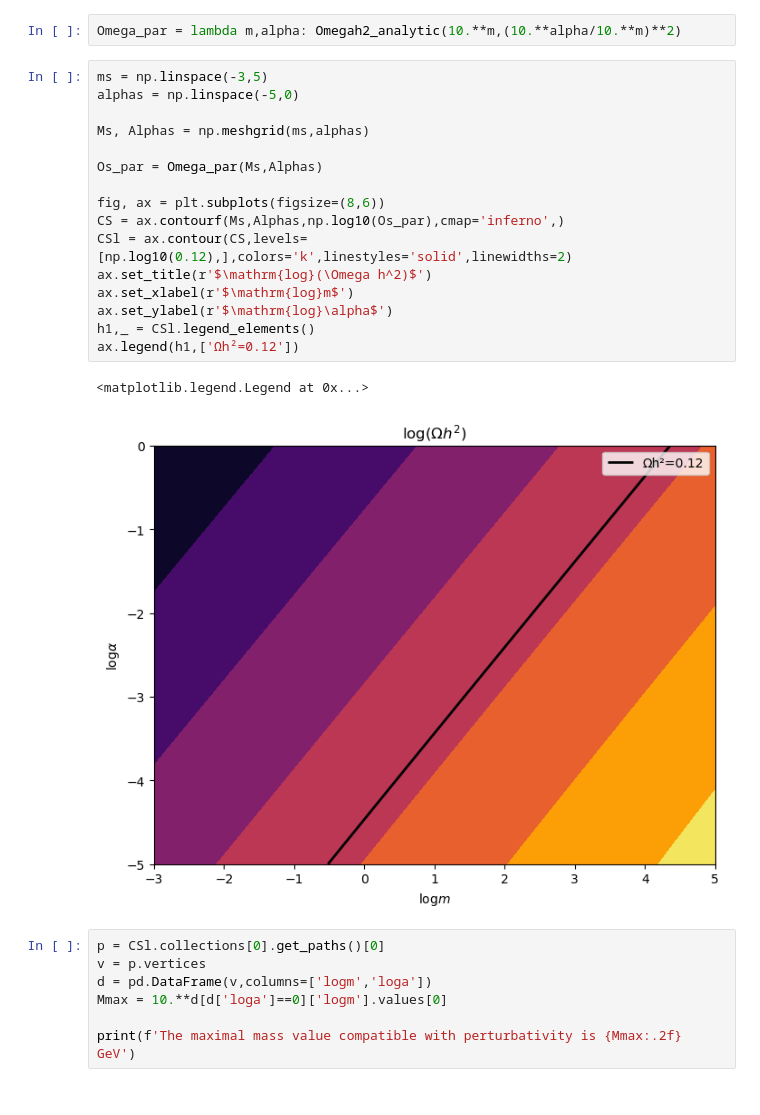
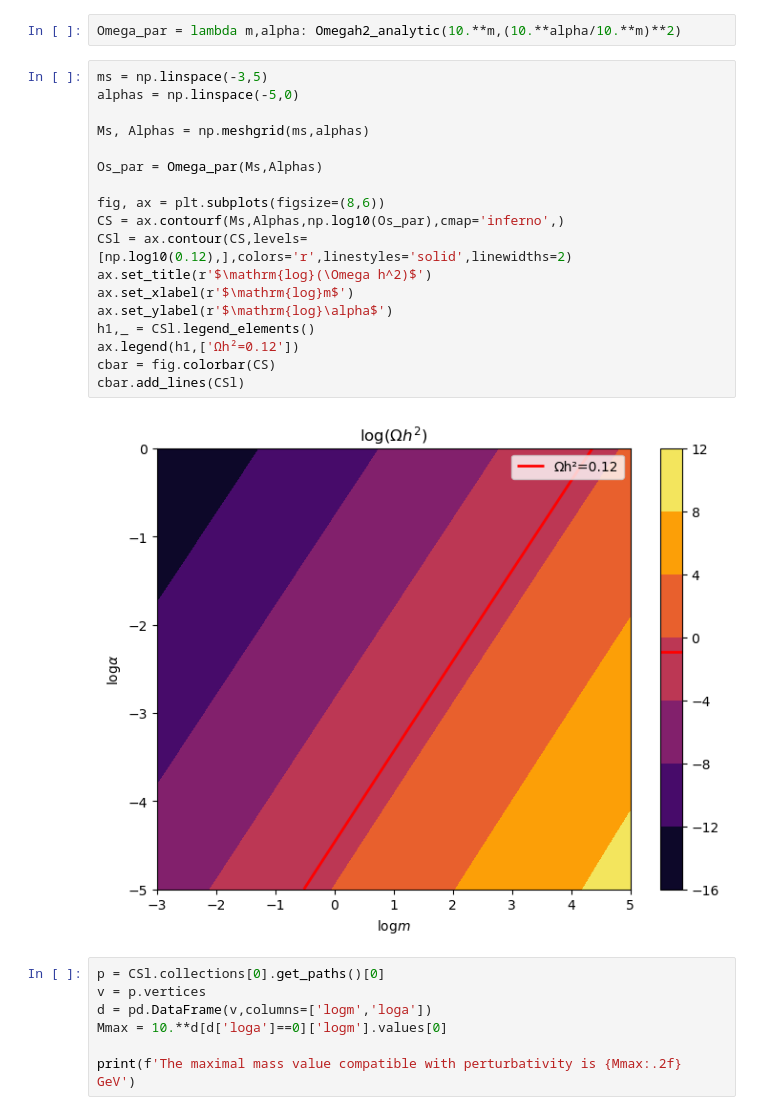
Before and after one commit to SantiagoJulioD/Trabajo_de_grado, a Jupyter notebook: Relic_density/relic_density.ipynb, the cells around one changed output. Drawn from its saved outputs; the diff is of its cells as text.

```diff
--- a/Relic_density/relic_density.ipynb
+++ b/Relic_density/relic_density.ipynb
@@ -485,22 +486,23 @@ Omega_par = lambda m,alpha: Omegah2_analytic(10.**m,(10.**alpha/10.**m)**2)
 # %%
 ms = np.linspace(-3,5)
 alphas = np.linspace(-5,0)
 
 Ms, Alphas = np.meshgrid(ms,alphas)
 
 Os_par = Omega_par(Ms,Alphas)
 
 fig, ax = plt.subplots(figsize=(8,6))
 CS = ax.contourf(Ms,Alphas,np.log10(Os_par),cmap='inferno',)
-CSl = ax.contour(CS,levels=[np.log10(0.12),],colors='k',linestyles='solid',linewidths=2)
+CSl = ax.contour(CS,levels=[np.log10(0.12),],colors='r',linestyles='solid',linewidths=2)
 ax.set_title(r'$\mathrm{log}(\Omega h^2)$')
 ax.set_xlabel(r'$\mathrm{log}m$')
 ax.set_ylabel(r'$\mathrm{log}\alpha$')
 h1,_ = CSl.legend_elements()
 ax.legend(h1,['Ωh²=0.12'])
+cbar = fig.colorbar(CS)
+cbar.add_lines(CSl)
 # %% [output]
-<matplotlib.legend.Legend at 0x...>
-[figure, old version]
+[figure, new version]
 # %%
 p = CSl.collections[0].get_paths()[0]
 v = p.vertices
```
Also changed, not shown: parts of 31 cells of this notebook, 5 other files.
